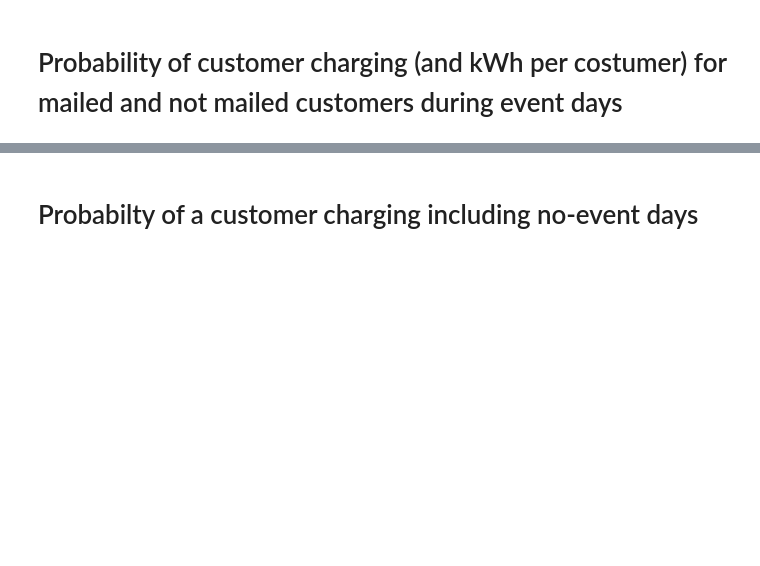
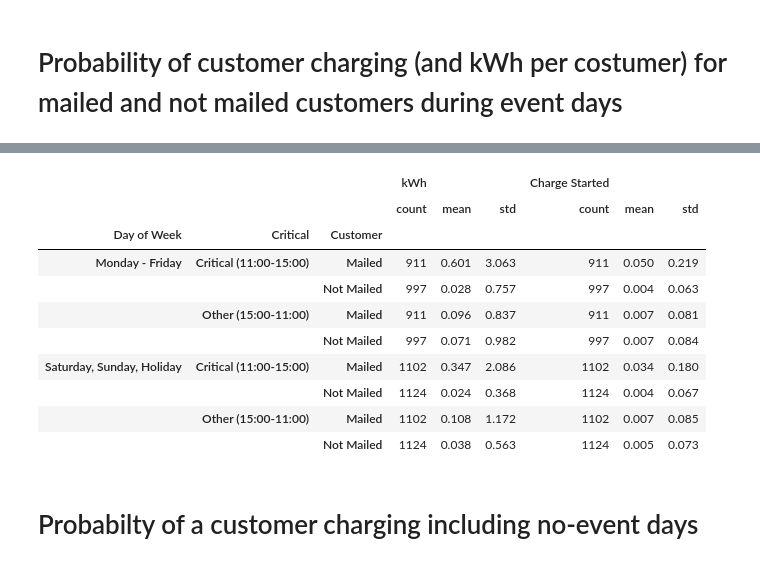
Before and after one commit to robertour/greencars_public, a Jupyter notebook: 20. Figure 2 and 3 - Bar plots.ipynb, the cells around one changed output, grey strips where cells are left out. Drawn from its saved outputs; the diff is of its cells as text; code cells hidden in the pictures; blank space fills up the shorter version.

```diff
--- a/20. Figure 2 and 3 - Bar plots.ipynb
+++ b/20. Figure 2 and 3 - Bar plots.ipynb
@@ -64,0 +75,9 @@ plt.tight_layout()
+# %%
+# Rename of varibles (for better visualizations)
+dfplot['Charge Started'] = dfplot['charge_started'].astype('float')
+dfplot['kWh'] = dfplot['charge']
+
+# Display main statistics
+dfplot[dfplot.mailday].groupby(['Critical', 'Customer']).agg({
+    'kWh': ['count', 'mean', 'std'],
+    'Charge Started': ['count', 'mean', 'std']})
@@ -65,3 +92,29 @@ plt.tight_layout()
+# %%
+# Rename of varibles (for better visualizations)
+dfplot['Charge Started'] = dfplot['charge_started'].astype('float')
+dfplot['kWh'] = dfplot['charge']
+
+dfplot['Day of Week'] = dfplot['is_weekday'].map({
+    False: 'Monday - Friday',
+    True: 'Saturday, Sunday, Holiday'
+})
+
+# Display main statistics
+dfplot[dfplot.mailday].groupby(['Day of Week', 'Critical', 'Customer']).agg({
+    'kWh': ['count', 'mean', 'std'],
+    'Charge Started': ['count', 'mean', 'std']})
+# %% [output]
+|  |  |  | kWh |  |  | Charge Started |  |  |
+|  |  |  | count | mean | std | count | mean | std |
+| Day of Week | Critical | Customer |  |  |  |  |  |  |
+| Monday - Friday | Critical (11:00-15:00) | Mailed | 911 | 0.601 | 3.063 | 911 | 0.050 | 0.219 |
+|  |  | Not Mailed | 997 | 0.028 | 0.757 | 997 | 0.004 | 0.063 |
+|  | Other (15:00-11:00) | Mailed | 911 | 0.096 | 0.837 | 911 | 0.007 | 0.081 |
+|  |  | Not Mailed | 997 | 0.071 | 0.982 | 997 | 0.007 | 0.084 |
+| Saturday, Sunday, Holiday | Critical (11:00-15:00) | Mailed | 1102 | 0.347 | 2.086 | 1102 | 0.034 | 0.180 |
+|  |  | Not Mailed | 1124 | 0.024 | 0.368 | 1124 | 0.004 | 0.067 |
+|  | Other (15:00-11:00) | Mailed | 1102 | 0.108 | 1.172 | 1102 | 0.007 | 0.085 |
+|  |  | Not Mailed | 1124 | 0.038 | 0.563 | 1124 | 0.005 | 0.073 |
 # %% [markdown]
 # Probabilty of a customer charging including no-event days
 # %%
```
Also changed, not shown: parts of 4 cells of this notebook, 3 other files.
